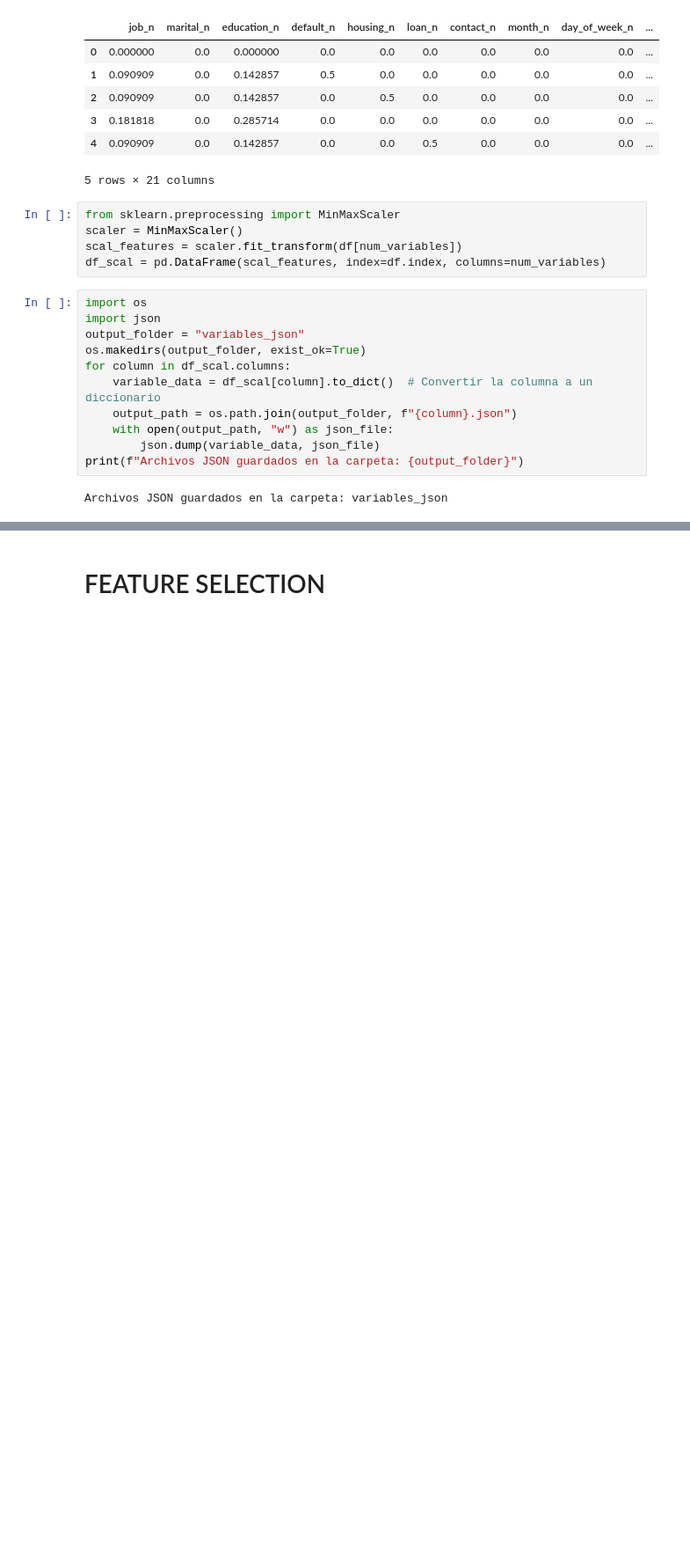
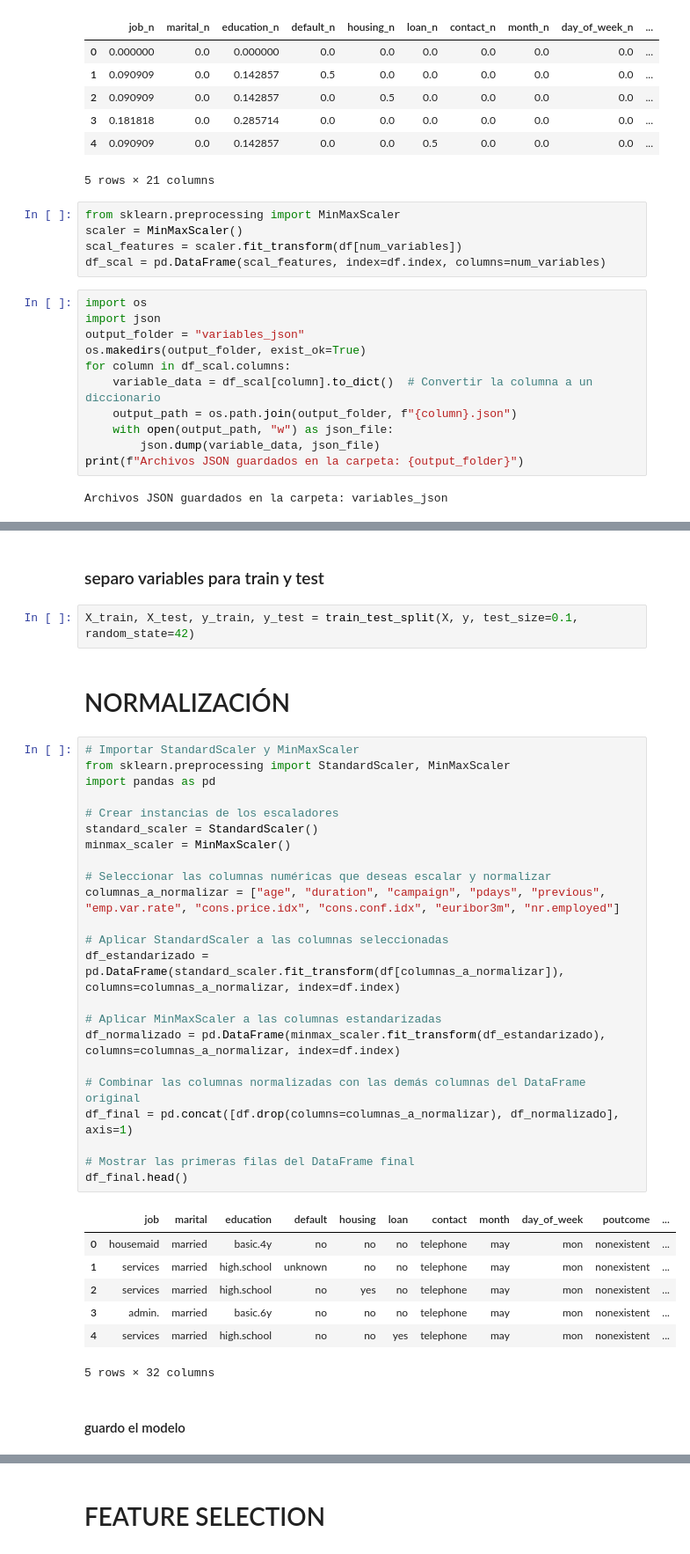
Before and after one commit to 4GeeksAcademy/13-PILAR-MLEARNING-BANCO, a Jupyter notebook: HECHO PRACTICA.ipynb, the cells around one changed output, grey strips where cells are left out. Shown at 88% size. Drawn from its saved outputs; the diff is of its cells as text; blank space fills up the shorter version.

```diff
--- a/HECHO PRACTICA.ipynb
+++ b/HECHO PRACTICA.ipynb
@@ -1130,0 +1164,39 @@ Archivos JSON guardados en la carpeta: variables_json
+# %% [markdown]
+### separo variables para train y test
+# %%
+X_train, X_test, y_train, y_test = train_test_split(X, y, test_size=0.1, random_state=42)
+# %% [markdown]
+# NORMALIZACIÓN
+# %%
+# Importar StandardScaler y MinMaxScaler
+from sklearn.preprocessing import StandardScaler, MinMaxScaler
+import pandas as pd
+
+# Crear instancias de los escaladores
+standard_scaler = StandardScaler()
+minmax_scaler = MinMaxScaler()
+
+# Seleccionar las columnas numéricas que deseas escalar y normalizar
+columnas_a_normalizar = ["age", "duration", "campaign", "pdays", "previous",  "emp.var.rate", "cons.price.idx", "cons.conf.idx", "euribor3m", "nr.employed"]
+
+# Aplicar StandardScaler a las columnas seleccionadas
+df_estandarizado = pd.DataFrame(standard_scaler.fit_transform(df[columnas_a_normalizar]), columns=columnas_a_normalizar, index=df.index)
+
+# Aplicar MinMaxScaler a las columnas estandarizadas
+df_normalizado = pd.DataFrame(minmax_scaler.fit_transform(df_estandarizado), columns=columnas_a_normalizar, index=df.index)
+
+# Combinar las columnas normalizadas con las demás columnas del DataFrame original
+df_final = pd.concat([df.drop(columns=columnas_a_normalizar), df_normalizado], axis=1)
+
+# Mostrar las primeras filas del DataFrame final
+df_final.head()
+# %% [output]
+|  | job | marital | education | default | housing | loan | contact | month | day_of_week | poutcome | ... |
+| 0 | housemaid | married | basic.4y | no | no | no | telephone | may | mon | nonexistent | ... |
+| 1 | services | married | high.school | unknown | no | no | telephone | may | mon | nonexistent | ... |
+| 2 | services | married | high.school | no | yes | no | telephone | may | mon | nonexistent | ... |
+| 3 | admin. | married | basic.6y | no | no | no | telephone | may | mon | nonexistent | ... |
+| 4 | services | married | high.school | no | no | yes | telephone | may | mon | nonexistent | ... |
+5 rows × 32 columns
+# %% [markdown]
+#### guardo el modelo
```
Also changed, not shown: parts of 4 cells of this notebook, 4 other files.
